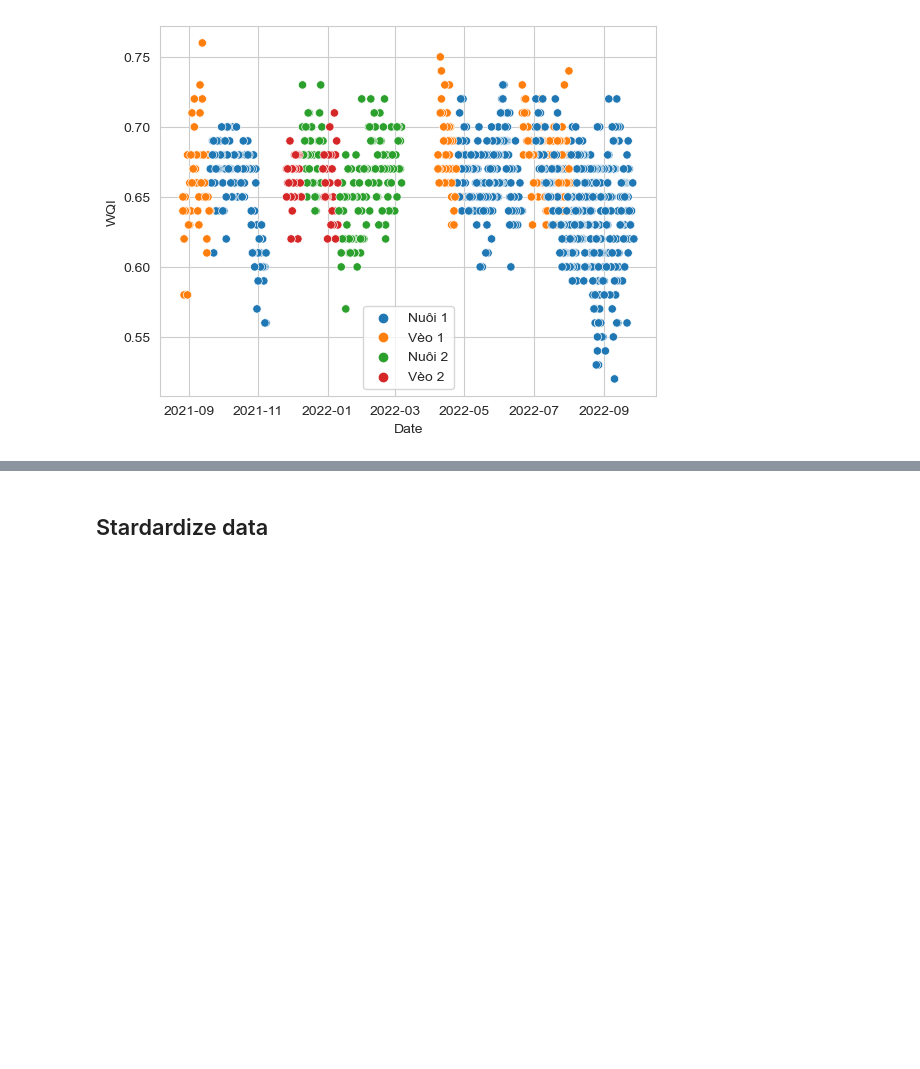
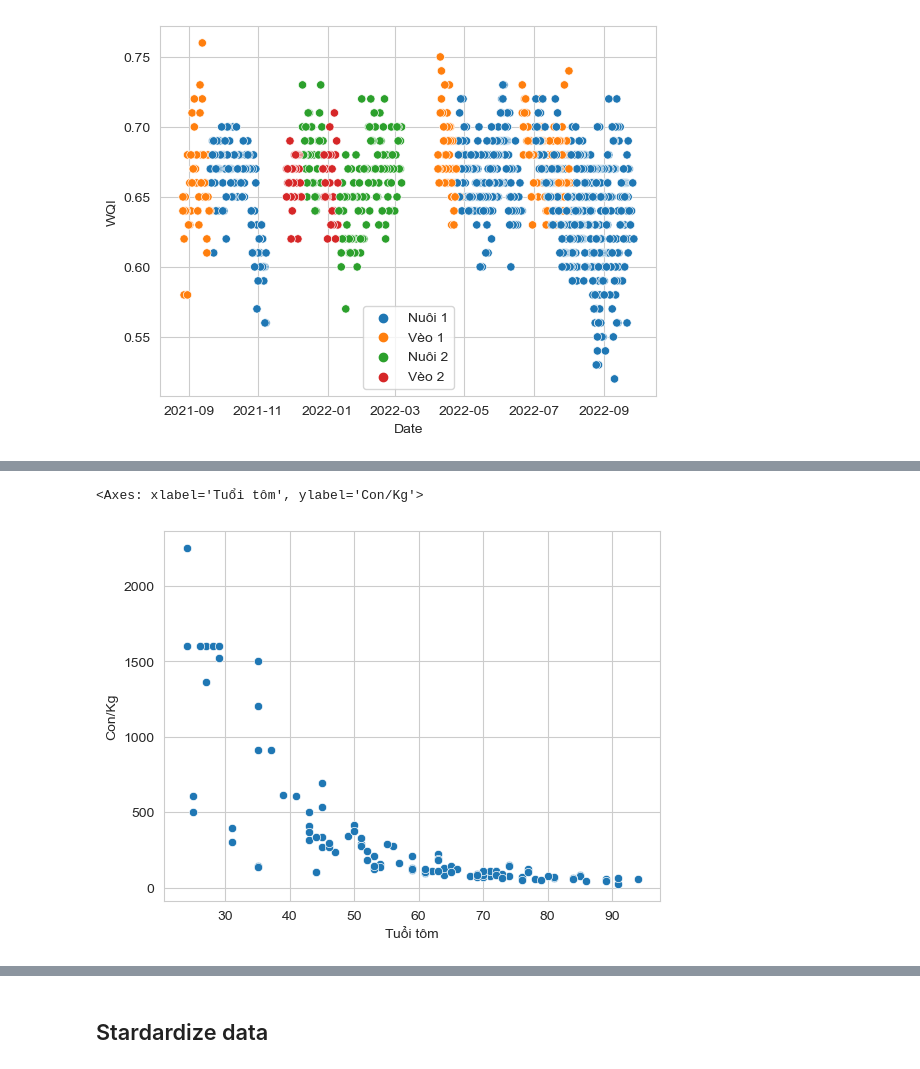
Before and after one commit to truongthuanr/WQi-Model, a Jupyter notebook: sample.ipynb, the cells around one changed output, grey strips where cells are left out. Drawn from its saved outputs; the diff is of its cells as text; code cells hidden in the pictures; blank space fills up the shorter version.

```diff
--- a/sample.ipynb
+++ b/sample.ipynb
@@ -224,0 +236,2 @@ plt.show()
+# %%
+df2['unit'] = df2[['Vụ nuôi','module_name','ao']].apply(lambda x: f"{x['Vụ nuôi']}-{x.module_name}-{x['ao']}", axis=1)
@@ -224,0 +261,7 @@ plt.show()
+# %%
+df2['Con/Kg'] = df2['Con/Kg'].astype(float)
+# %%
+sns.scatterplot(df2[['Tuổi tôm', 'Con/Kg']],x='Tuổi tôm',y='Con/Kg')
+# %% [output]
+<Axes: xlabel='Tuổi tôm', ylabel='Con/Kg'>
+[figure, added]
```
Also changed, not shown: parts of 51 cells of this notebook.
